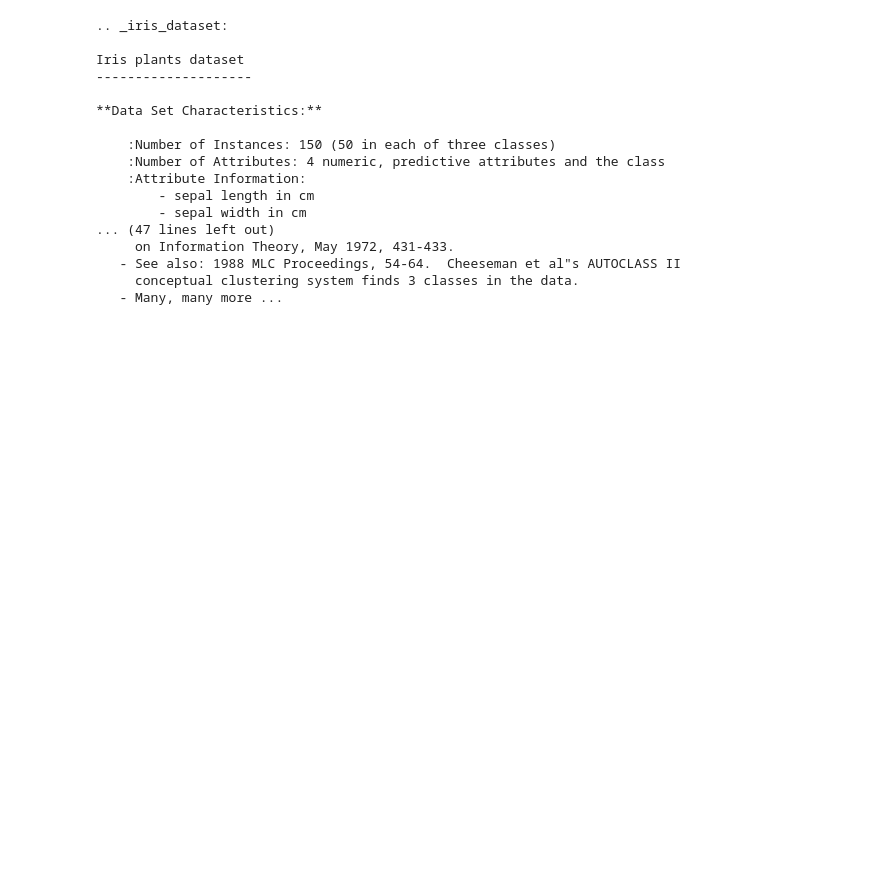
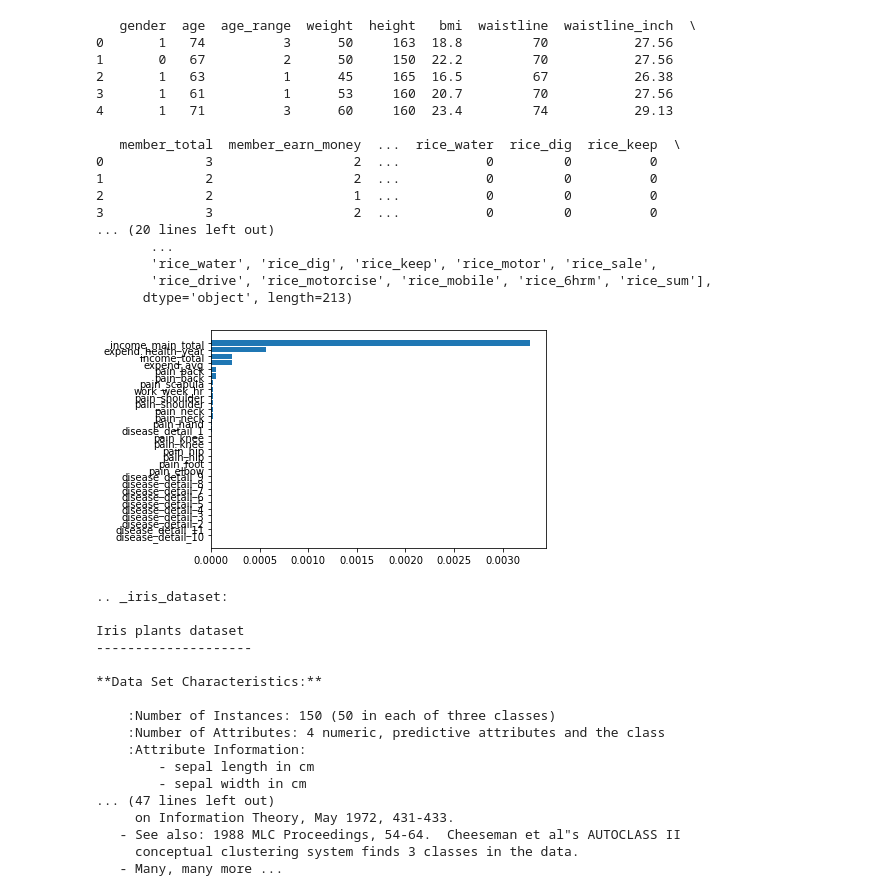
Before and after one commit to somsuksri/ml, a Jupyter notebook: test.ipynb, the cells around one changed output. Cells and saved outputs as stored; diff of their text form; code cells hidden in the pictures; blank space fills up the shorter version.

```diff
--- a/test.ipynb
+++ b/test.ipynb
@@ -5,3 +1,63 @@ from sklearn import metrics
+# %%
+from sklearn import svm
+import matplotlib.pyplot as plt
+import pandas as pd
+import seaborn as sns
+import numpy as np
+url='C:\AppServ\www\ML\lasted.csv'
+df=pd.read_csv(url)
+print(df.head())
+print(df.shape)
+print(df.columns)
+
+
+
+
+#X=df[[ 'weight', 'height', 'waistline']]
+#X=df[[ 'weight', 'height', 'waistline','income_total','expend_avg','expend_health_year','work_week_hr','gender']]
+#X=df[[ 'weight', 'height', 'waistline','income_total','expend_avg','age','age_range','work_daytime','work_night','can_run','can_arm','can_shrink','can_see','machine_walk']]
+
+X=df[['income_total','expend_avg','income_main_total','expend_health_year','work_week_hr','pain_back','pain_knee','pain_hip','pain_neck','pain_shoulder','disease_detail_1','disease_detail_2','disease_detail_3','disease_detail_4','disease_detail_5','disease_detail_6','disease_detail_7','disease_detail_8','disease_detail_9','disease_detail_10','disease_detail_11','pain_neck','pain_shoulder','pain_scapula','pain_elbow','pain_hand','pain_back','pain_hip','pain_knee','pain_foot']]
+
+Y=df['section4_group']
+
+from matplotlib import pyplot as plt
+from sklearn import svm
+
+def f_importances(coef, names):
+    imp = coef
+    imp,names = zip(*sorted(zip(imp,names)))
+    plt.barh(range(len(names)), imp, align='center')
+    plt.yticks(range(len(names)), names)
+    plt.show()
+
+
+svm = svm.SVC(kernel='linear')
+svm.fit(X, Y)
+
+
+
+
+f_importances(abs(svm.coef_[0]), X)
+# %% [output]
+   gender  age  age_range  weight  height   bmi  waistline  waistline_inch  \
+0       1   74          3      50     163  18.8         70           27.56
+1       0   67          2      50     150  22.2         70           27.56
+2       1   63          1      45     165  16.5         67           26.38
+3       1   61          1      53     160  20.7         70           27.56
+4       1   71          3      60     160  23.4         74           29.13
+
+   member_total  member_earn_money  ...  rice_water  rice_dig  rice_keep  \
+0             3                  2  ...           0         0          0
+1             2                  2  ...           0         0          0
+2             2                  1  ...           0         0          0
+3             3                  2  ...           0         0          0
+... (20 lines left out)
+       ...
+       'rice_water', 'rice_dig', 'rice_keep', 'rice_motor', 'rice_sale',
+       'rice_drive', 'rice_motorcise', 'rice_mobile', 'rice_6hrm', 'rice_sum'],
+      dtype='object', length=213)
+[figure, added]
 # %%
 iris=datasets.load_iris()
 # %%
```
Also changed, not shown: parts of 1 cell of this notebook.
